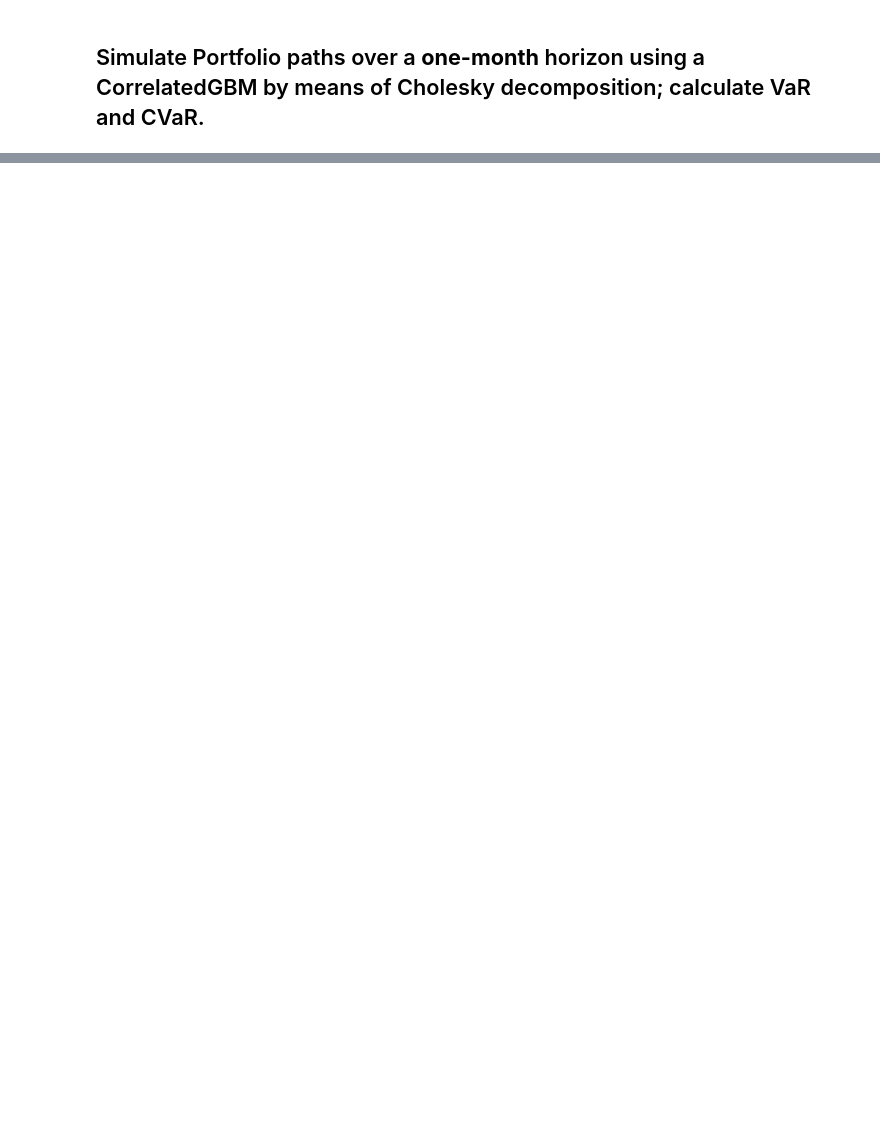
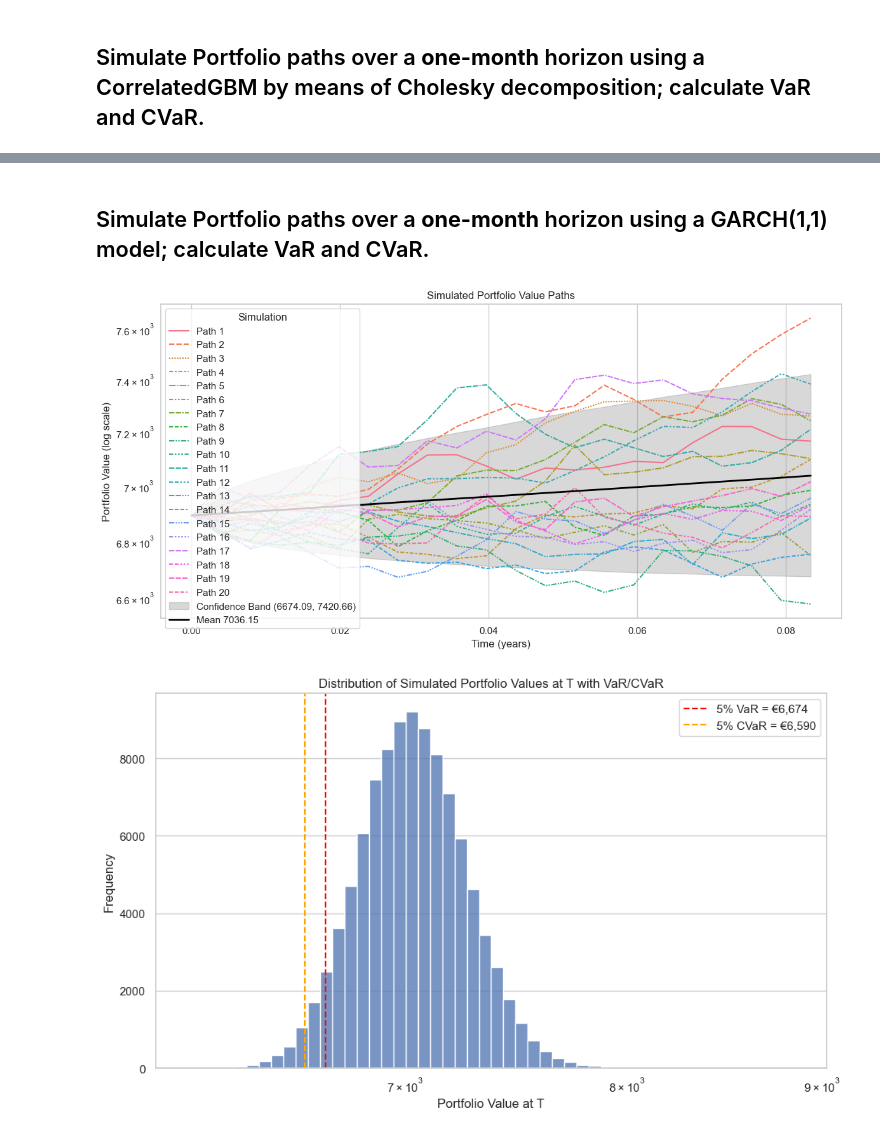
Before and after one commit to frank-heijnen/QIG-RM, a Jupyter notebook: Controller.ipynb, the cells around one changed output, grey strips where cells are left out. Drawn from its saved outputs; the diff is of its cells as text; code cells hidden in the pictures; blank space fills up the shorter version.

```diff
--- a/Controller.ipynb
+++ b/Controller.ipynb
@@ -199,0 +185,14 @@ histogram_uncertainty(port_paths)
+# %% [markdown]
+## Simulate Portfolio paths over a **one-month** horizon using a GARCH(1,1) model; calculate VaR and CVaR.
+# %%
+t, port_paths = portfolio.simulate_portfolio_GARCH11(df, historic_prices, T=1/12, M=100000, N=252)
+
+# Trajectories are plotted in log-scale on y-axis because paths can explode
+n_paths_to_plot = 20
+plot_portfolio_trajectories(t, port_paths, n_paths = n_paths_to_plot)
+
+# Demonstrate the impact of risk and uncertainty, plots distribution of terminal portfolio values including VaR/CVaR
+histogram_uncertainty(port_paths)
+# %% [output]
+[figure, added]
+[figure, added]
```
Also changed, not shown: parts of 11 cells of this notebook, 5 other files.
